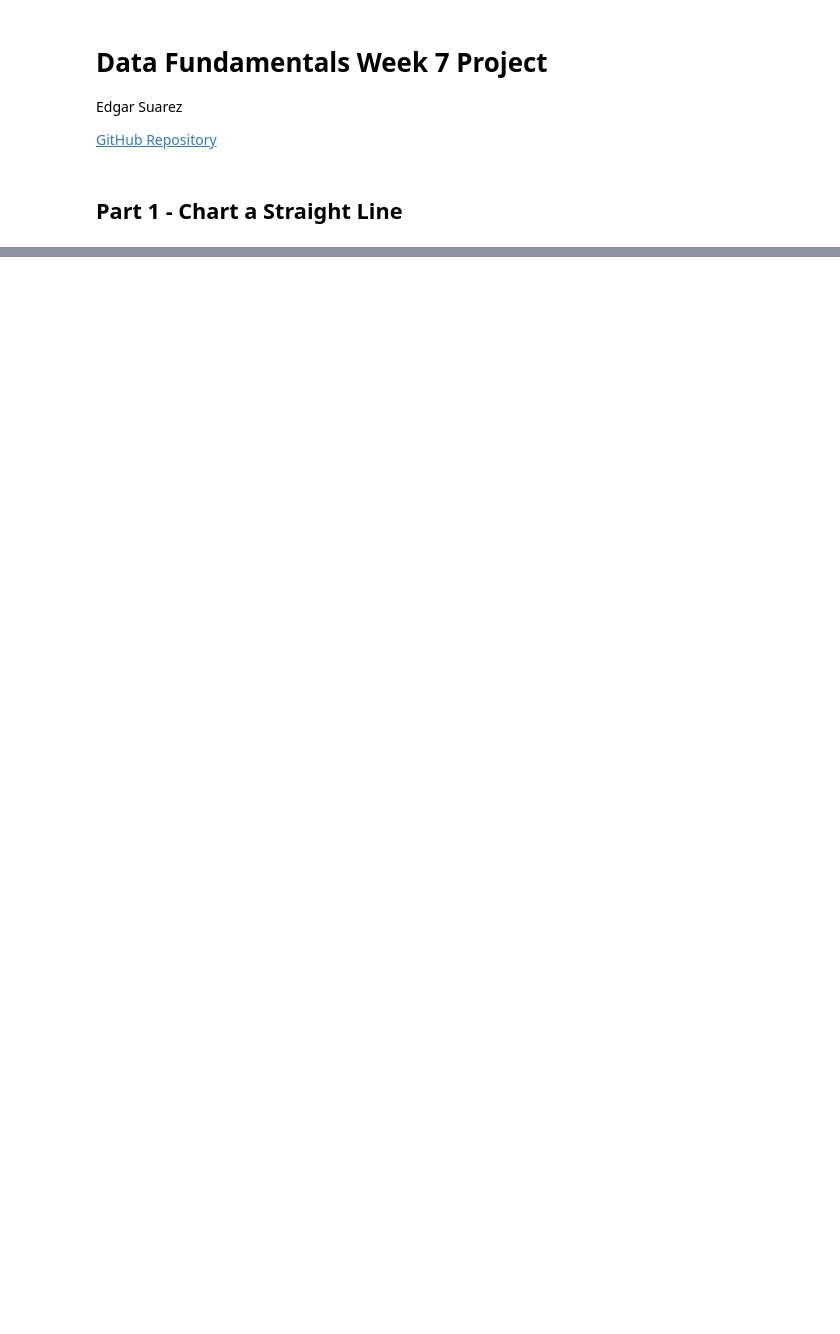
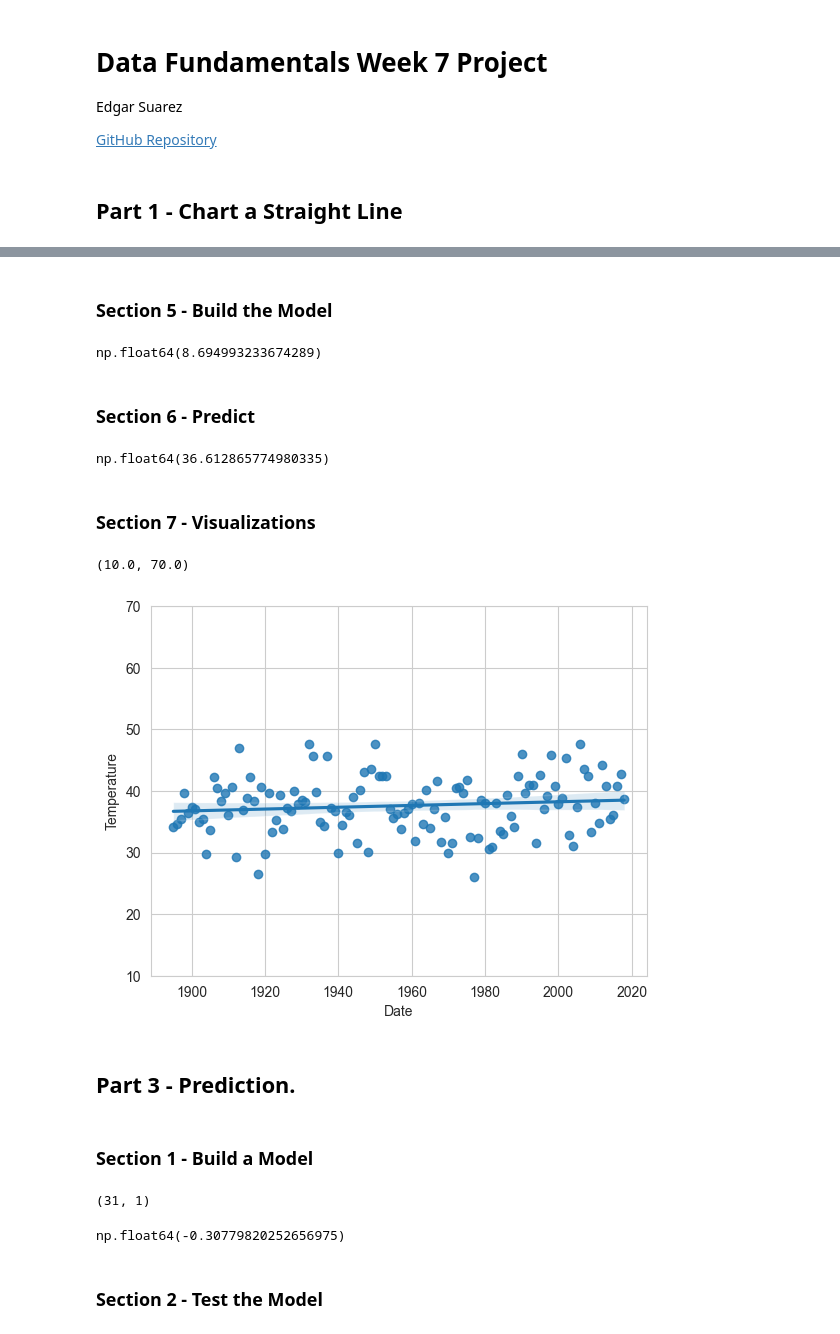
Before and after one commit to edgarsuarez9/datafun-07-ml, a Jupyter notebook: suarez_ml.ipynb, the cells around one changed output, grey strips where cells are left out. Cells and saved outputs as stored; diff of their text form; code cells hidden in the pictures; blank space fills up the shorter version.

Commit message:
updated jupyter notebook with Part 3 of project

```diff
--- a/suarez_ml.ipynb
+++ b/suarez_ml.ipynb
@@ -101,0 +31,2 @@ axes.set_ylim(10, 70)
+# %%
+nyc_df = pd.read_csv('ave_hi_nyc_jan_1895-2018.csv')
@@ -101,0 +47,3 @@ axes.set_ylim(10, 70)
+# %%
+nyc_df.columns = ['Date', 'Temperature', 'Anomaly']
+nyc_df.head(3)
@@ -101,0 +57,4 @@ axes.set_ylim(10, 70)
+# %%
+nyc_df.Date.dtype
+nyc_df.Date = nyc_df.Date.floordiv(100)
+nyc_df.head(3)
@@ -101,0 +79,46 @@ axes.set_ylim(10, 70)
+# %% [markdown]
+### Section 5 - Build the Model
+# %%
+linear_regression = stats.linregress(x=nyc_df.Date, y=nyc_df.Temperature)
+
+linear_regression.slope
+linear_regression.intercept
+# %% [output]
+np.float64(8.694993233674289)
+# %% [markdown]
+### Section 6 - Predict
+# %%
+linear_regression.slope * 2024 + linear_regression.intercept
+linear_regression.slope * 1890 + linear_regression.intercept
+# %% [output]
+np.float64(36.612865774980335)
+# %% [markdown]
+### Section 7 - Visualizations
+# %%
+sns.set_style('whitegrid')
+axes = sns.regplot(x=nyc_df.Date, y=nyc_df.Temperature)
+axes.set_ylim(10, 70)
+# %% [output]
+(10.0, 70.0)
+[figure, added]
+# %% [markdown]
+## Part 3 - Prediction.
+# %% [markdown]
+### Section 1 - Build a Model
+# %%
+X_train, X_test, y_train, y_test = train_test_split(nyc_df.Date.values.reshape(-1, 1), nyc_df.Temperature.values, random_state=11)
+
+X_train.shape
+X_test.shape
+# %% [output]
+(31, 1)
+# %%
+linear_regression = LinearRegression()
+linear_regression.fit(X=X_train, y=y_train)
+
+linear_regression.coef_
+linear_regression.intercept_
+# %% [output]
+np.float64(-0.30779820252656975)
+# %% [markdown]
+### Section 2 - Test the Model
```
Also changed, not shown: parts of 27 cells of this notebook.
